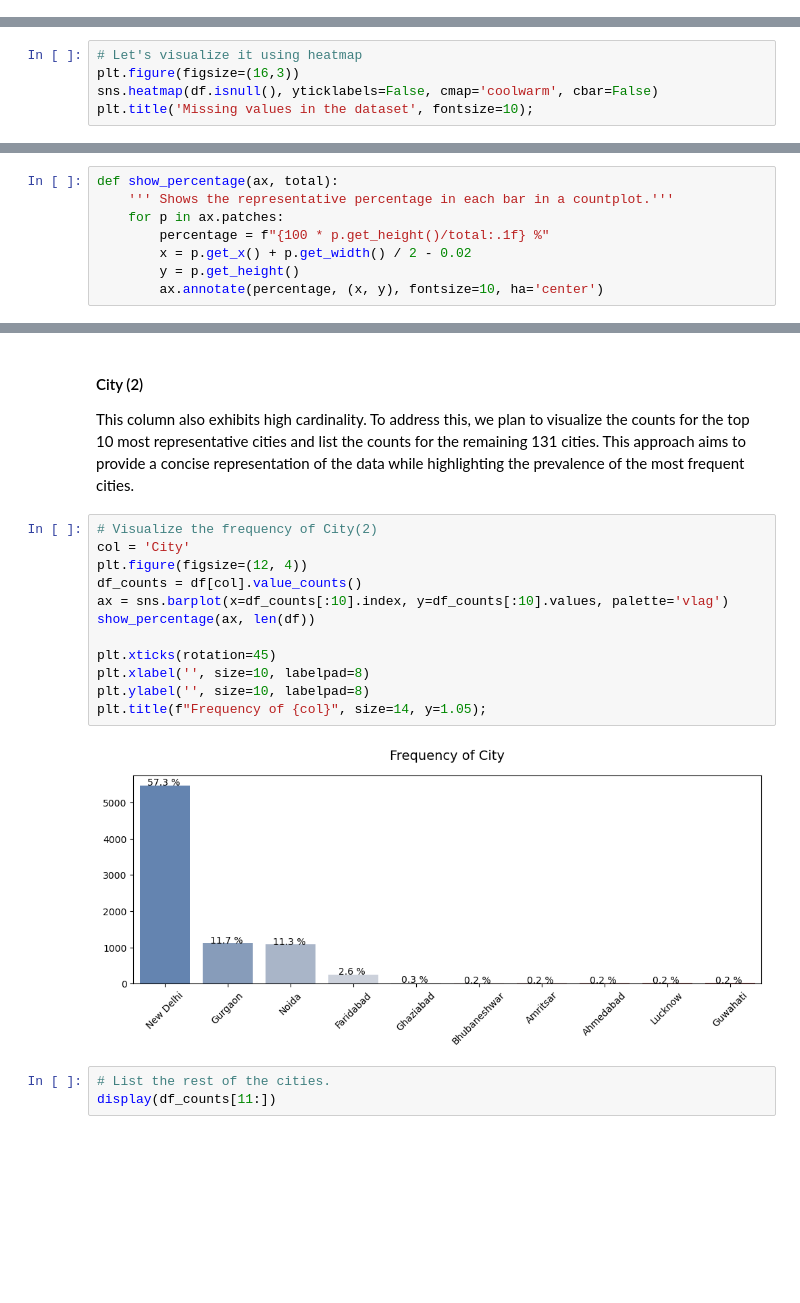
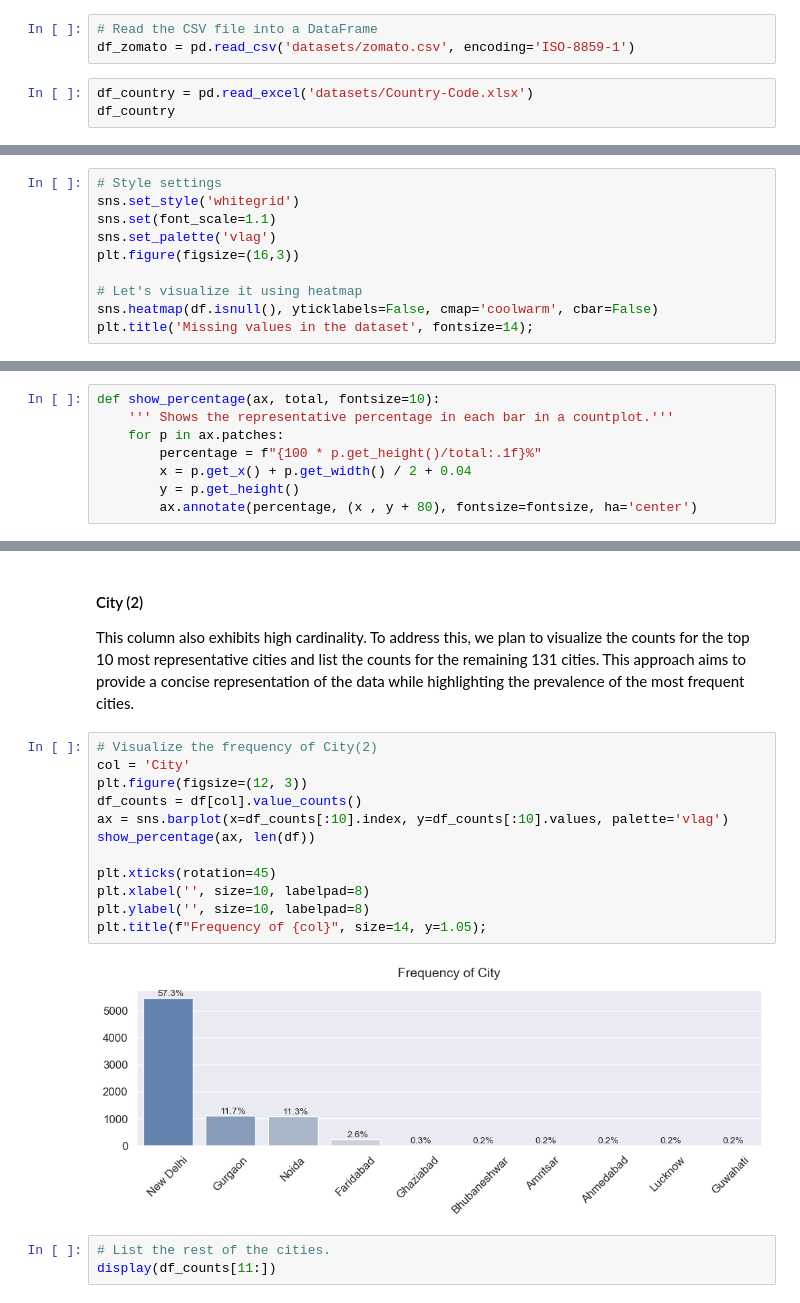
Before and after one commit to matiaga/Fliprobo-Projects, a Jupyter notebook: 10.Zomato Restaurant Project.ipynb, the cells around one changed output, grey strips where cells are left out. Saved outputs shown, nothing was run; the diff lists cells and outputs as text; blank space fills up the shorter version.

Commit message:
Phase 03-10.Zomato Restaurant Project v1.1

```diff
--- a/10.Zomato Restaurant Project.ipynb
+++ b/10.Zomato Restaurant Project.ipynb
@@ -104,0 +88,6 @@ df_country
+# %%
+# Read the CSV file into a DataFrame
+df_zomato = pd.read_csv('datasets/zomato.csv', encoding='ISO-8859-1')
+# %%
+df_country = pd.read_excel('datasets/Country-Code.xlsx')
+df_country
@@ -247,8 +253,13 @@ Upon initial inspection, the dataset appears to be free of missing values, with
 # %% [markdown]
 ### 1.2.2 Heatmap with missing values
 # %%
+# Style settings
+sns.set_style('whitegrid')
+sns.set(font_scale=1.1)
+sns.set_palette('vlag')
+plt.figure(figsize=(16,3))
+
 # Let's visualize it using heatmap
-plt.figure(figsize=(16,3))
 sns.heatmap(df.isnull(), yticklabels=False, cmap='coolwarm', cbar=False)
-plt.title('Missing values in the dataset', fontsize=10);
+plt.title('Missing values in the dataset', fontsize=14);
 # %% [output]
@@ -548,13 +559,13 @@ The distribution of 'Average Cost for two' is skewed to the right and presents o
 # %% [markdown]
 #### 1.4.1.2 Price range feature
 # %%
-def show_percentage(ax, total):
+def show_percentage(ax, total, fontsize=10):
     ''' Shows the representative percentage in each bar in a countplot.'''
     for p in ax.patches:
-        percentage = f"{100 * p.get_height()/total:.1f} %"
-        x = p.get_x() + p.get_width() / 2 - 0.02
+        percentage = f"{100 * p.get_height()/total:.1f}%"
+        x = p.get_x() + p.get_width() / 2 + 0.04
         y = p.get_height()
-        ax.annotate(percentage, (x, y), fontsize=10, ha='center')
+        ax.annotate(percentage, (x , y + 80), fontsize=fontsize, ha='center')
 # %%
 # Distribution of Price range
 df['Price range'].value_counts().to_frame()
@@ -610,17 +623,17 @@ This column also exhibits high cardinality. To address this, we plan to visualiz
 # %%
 # Visualize the frequency of City(2)
 col = 'City'
-plt.figure(figsize=(12, 4))
+plt.figure(figsize=(12, 3))
 df_counts = df[col].value_counts()
 ax = sns.barplot(x=df_counts[:10].index, y=df_counts[:10].values, palette='vlag')
 show_percentage(ax, len(df))
 
 plt.xticks(rotation=45)
 plt.xlabel('', size=10, labelpad=8)
 plt.ylabel('', size=10, labelpad=8)
 plt.title(f"Frequency of {col}", size=14, y=1.05);
 # %% [output]
-[figure, old version]
+[figure, new version]
 # %%
 # List the rest of the cities.
 display(df_counts[11:])
```
Also changed, not shown: parts of 309 cells of this notebook, 2 other files.
